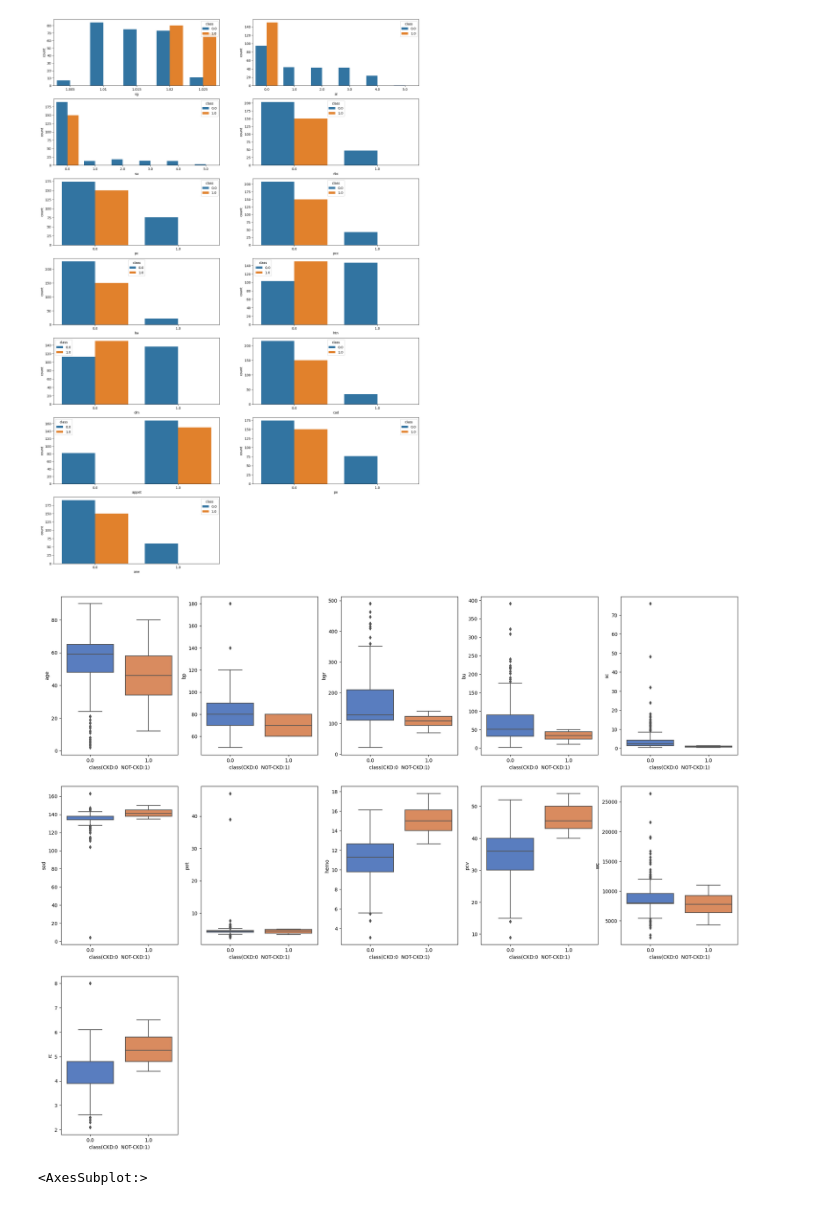
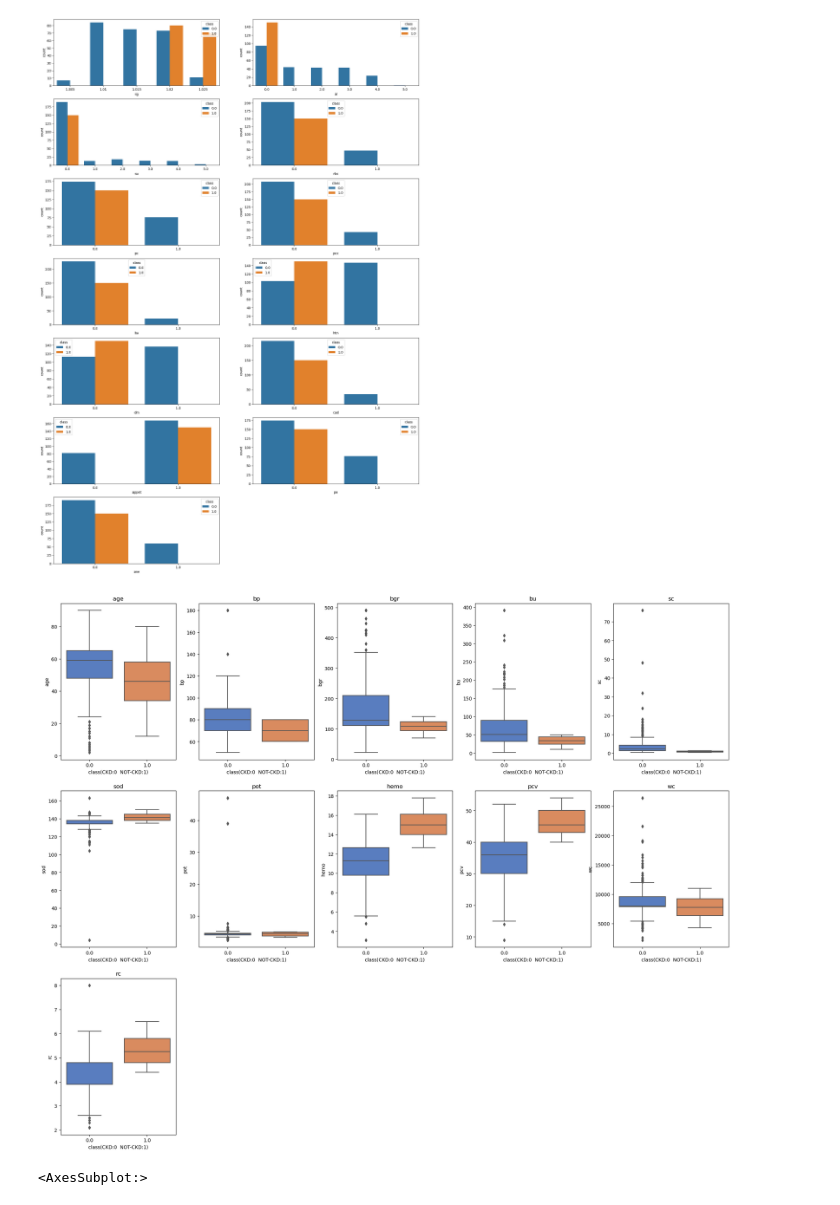
Before and after one commit to praveen3225/ML_PROJECT_CKD-Prediction, a Jupyter notebook: MINI PROJECT/miniproject.ipynb, the cells around one changed output. Cells and saved outputs as stored; diff of their text form; code cells hidden in the pictures.

```diff
--- a/MINI PROJECT/miniproject.ipynb
+++ b/MINI PROJECT/miniproject.ipynb
@@ -174,19 +171,20 @@ plt.show()
 # %%
 plt.figure(figsize = (25,20))
 plot_number = 1
 for column in numerical:
     if plot_number <= 14:
         ax = plt.subplot(3, 5, plot_number)
         sns.boxplot(data=dataset,
             x="class",
             y=column,
             palette = "muted"
            )
+        ax.set_title(column)
         plt.xlabel("class(CKD:0  NOT-CKD:1)")
     plot_number += 1
 plt.show()
 # %% [output]
-[figure, old version]
+[figure, new version]
 # %%
 co_mat = dataset.corr()
 # %%
```
Also changed, not shown: parts of 5 cells of this notebook.
